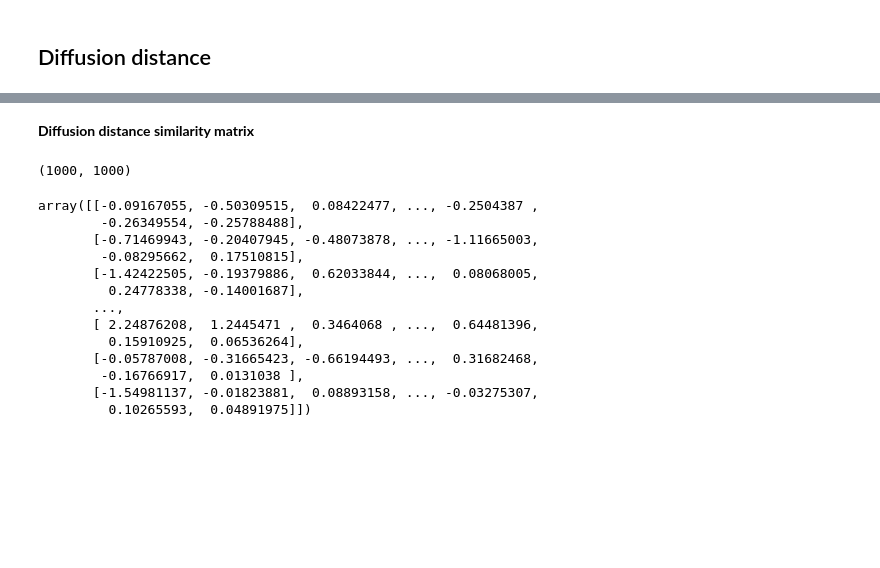
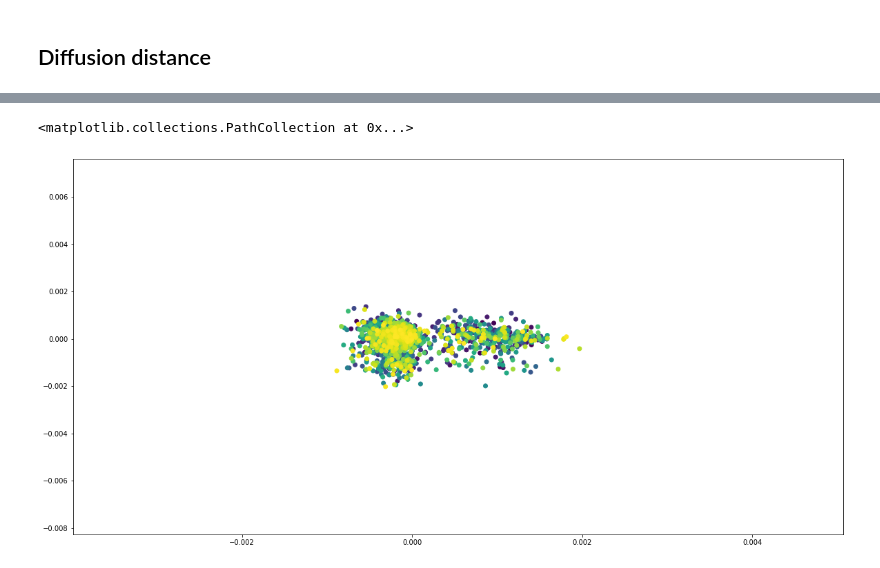
Before and after one commit to cyang389/JointTI, a Jupyter notebook: integration.ipynb, the cells around one changed output, grey strips where cells are left out. Saved outputs shown, nothing was run; the diff lists cells and outputs as text; code cells hidden in the pictures; blank space fills up the shorter version.

```diff
--- a/integration.ipynb
+++ b/integration.ipynb
@@ -121,9 +66,3 @@ ax.scatter(X[:,0], X[:,2], c= color)
-# %% [markdown]
-**Diffusion distance similarity matrix**
-# %%
-diff_sim.shape
-# %% [output]
-(1000, 1000)
 # %%
 def latent_semantic_indexing(doc_matrix, k):
     """\
@@ -144,7 +83,16 @@ def latent_semantic_indexing(doc_matrix, k):
     latent = np.matmul(Vh[:k, :].T, np.diag(S[:k]))
     return latent
 # %%
-from sklearn.decomposition import PCA
-pca = PCA(n_components=1000)
-# atac_latent = latent_semantic_indexing(atac, 1000)
+pca = PCA(n_components=30)
 atac_latent = pca.fit_transform(atac)
+# %%
+diffu_atac = diff.diffusion_map(atac_latent, n_eign = 10, alpha = 150, diffusion_time = 5)
+diff_sim_atac = diff.diffusion_similarity(diffu_atac)
+diff_sim_atac = diff_sim_atac / diff_sim_atac.max()
+# %%
+fig = plt.figure(figsize = (20,10))
+ax = fig.add_subplot()
+ax.scatter(diffu_atac[:,2], diffu_atac[:,3], c=np.arange(atac.shape[0]))
+# %% [output]
+<matplotlib.collections.PathCollection at 0x...>
+[figure, added]
@@ -154,16 +105,0 @@ diff_sim = diff.diffusion_similarity(diffu)
-# %%
-atac_latent
-# %% [output]
-array([[-0.09167055, -0.50309515,  0.08422477, ..., -0.2504387 ,
-        -0.26349554, -0.25788488],
-       [-0.71469943, -0.20407945, -0.48073878, ..., -1.11665003,
-        -0.08295662,  0.17510815],
-       [-1.42422505, -0.19379886,  0.62033844, ...,  0.08068005,
-         0.24778338, -0.14001687],
-       ...,
-       [ 2.24876208,  1.2445471 ,  0.3464068 , ...,  0.64481396,
-         0.15910925,  0.06536264],
-       [-0.05787008, -0.31665423, -0.66194493, ...,  0.31682468,
-        -0.16766917,  0.0131038 ],
-       [-1.54981137, -0.01823881,  0.08893158, ..., -0.03275307,
-         0.10265593,  0.04891975]])
```
Also changed, not shown: parts of 32 cells of this notebook, 2 other files.
